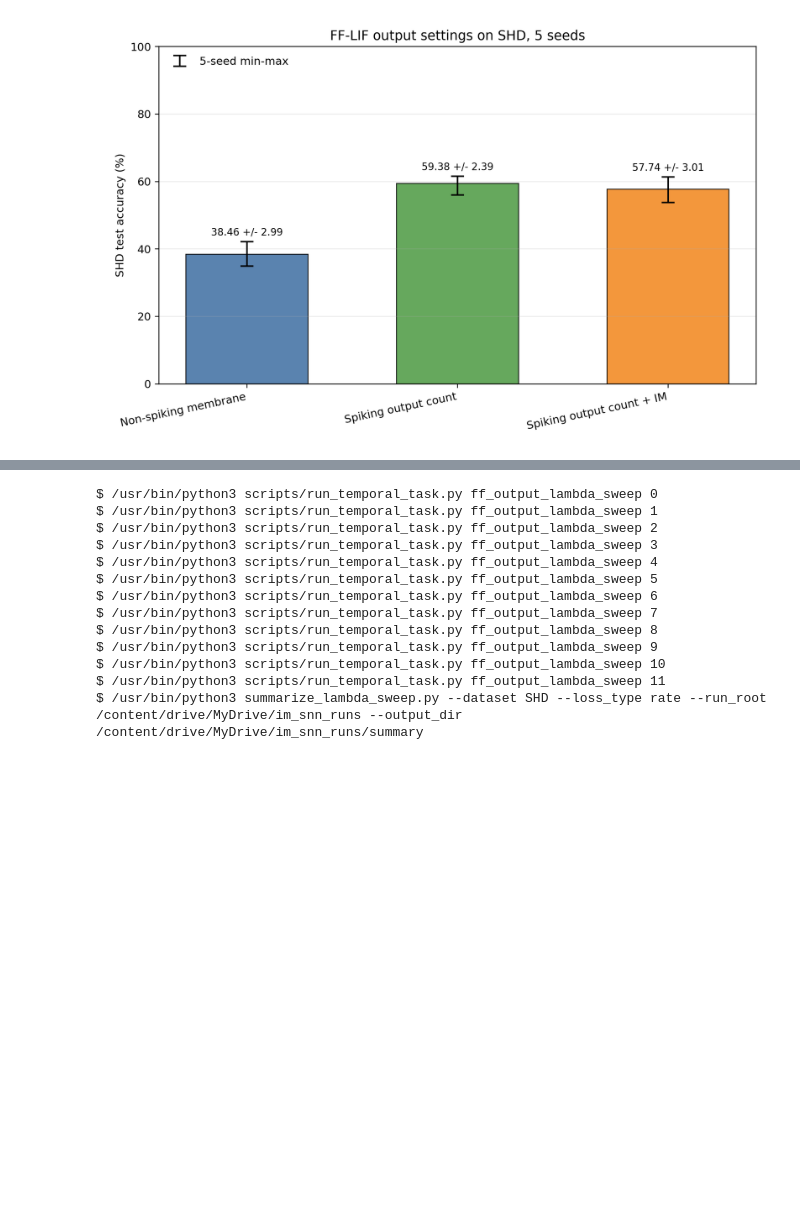
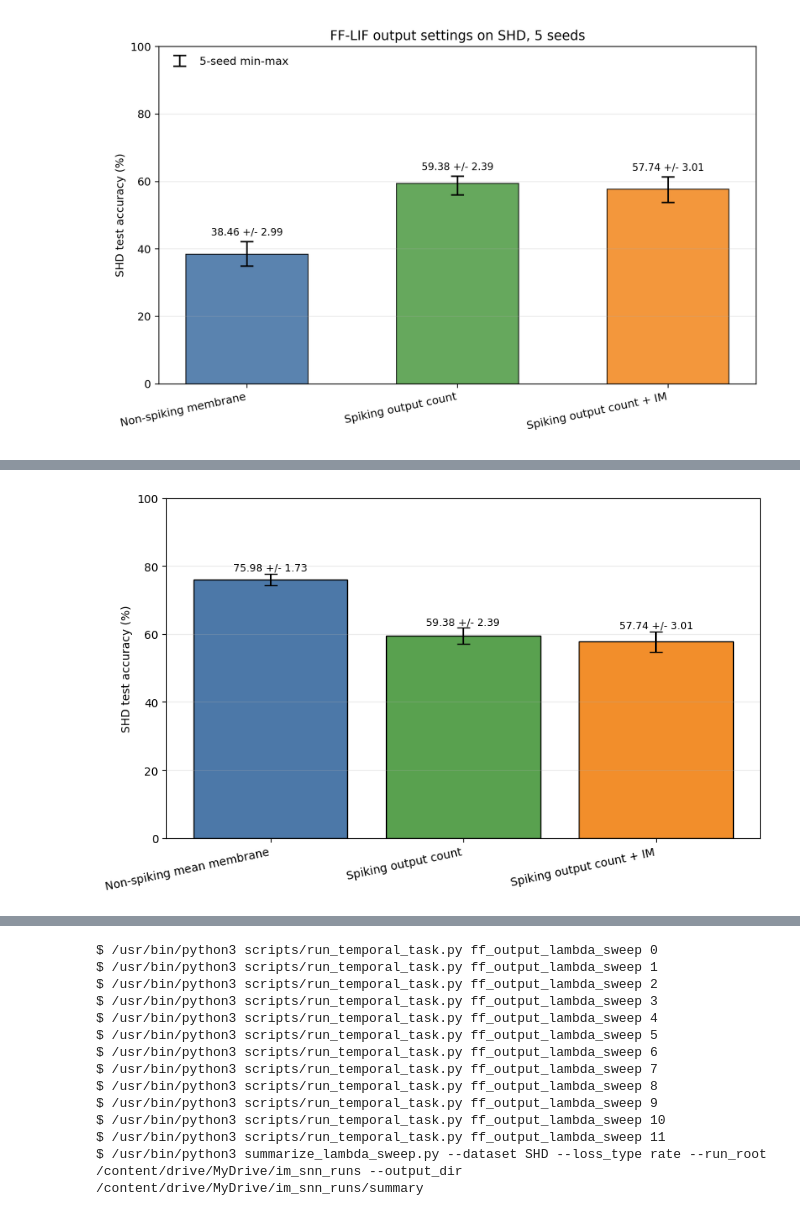
Before and after one commit to MuHe03/IM-Loss-Temporal-SNN, a Jupyter notebook: notebooks/colab_run_experiments.ipynb, the cells around one changed output, grey strips where cells are left out. Saved outputs shown, nothing was run; the diff lists cells and outputs as text; code cells hidden in the pictures; blank space fills up the shorter version.

```diff
--- a/notebooks/colab_run_experiments.ipynb
+++ b/notebooks/colab_run_experiments.ipynb
@@ -971,0 +1015,81 @@ $ /usr/bin/python3 summarize_ff_output_3way.py --dataset SHD --run_root /content
+# %%
+import csv
+import json
+import math
+from statistics import mean, stdev
+
+import matplotlib.pyplot as plt
+
+
+def latest_metrics_by_seed(root):
+    root = Path(root)
+    by_seed = {}
+    for metrics_path in sorted(root.glob("*/metrics.json")):
+        config_path = metrics_path.parent / "config.json"
+        if not config_path.exists():
+            continue
+        config = json.loads(config_path.read_text())["config"]
+        seed = int(config["seed"])
+        previous = by_seed.get(seed)
+        if previous is None or metrics_path.stat().st_mtime > previous.stat().st_mtime:
+            by_seed[seed] = metrics_path
+    return by_seed
+
+
+def load_test_acc(metrics_path):
+    blob = json.loads(Path(metrics_path).read_text())
+    return 100.0 * float(blob["test"]["acc"])
+
+
+summary_dir = Path(RUNS_ROOT) / "summary"
+old_shd_summary = pd.read_csv(summary_dir / "shd_ff_output_3way_summary.csv")
+
+mean_root = Path(RUNS_ROOT) / "shd" / "ff_output_3way" / "nonspiking_mean"
+mean_metrics = latest_metrics_by_seed(mean_root)
+mean_values = [load_test_acc(path) for _, path in sorted(mean_metrics.items())]
+
+updated_rows = []
+
+updated_rows.append({
+    "setting": "lif_mlp_mean_noim",
+    "setting_label": "Non-spiking mean membrane",
+    "n": len(mean_values),
+    "mean_test_acc_percent": mean(mean_values),
+    "std_test_acc_percent": stdev(mean_values) if len(mean_values) > 1 else 0.0,
+    "min_test_acc_percent": min(mean_values),
+    "max_test_acc_percent": max(mean_values),
+    "seed_test_acc_percent": ";".join(f"{value:.4f}" for value in mean_values),
+})
+
+for setting in ["spiking_count", "spiking_count_im"]:
+    row = old_shd_summary[old_shd_summary["setting"] == setting].iloc[0].to_dict()
+    updated_rows.append(row)
+
+updated_summary = pd.DataFrame(updated_rows)
+updated_csv = summary_dir / "shd_ff_output_3way_mean_baseline_summary.csv"
+updated_png = summary_dir / "shd_ff_output_3way_mean_baseline_hist.png"
+
+updated_summary.to_csv(updated_csv, index=False)
+display(updated_summary)
+
+labels = updated_summary["setting_label"].tolist()
+means = updated_summary["mean_test_acc_percent"].astype(float).tolist()
+stds = updated_summary["std_test_acc_percent"].astype(float).tolist()
+
+plt.figure(figsize=(8.5, 5.2))
+plt.bar(labels, means, yerr=stds, capsize=6, color=["#4c78a8", "#59a14f", "#f28e2b"], edgecolor="black")
+plt.ylabel("SHD test accuracy (%)")
+plt.ylim(0, 100)
+plt.grid(axis="y", alpha=0.25)
+plt.xticks(rotation=12, ha="right")
+
+for x, (m, s) in enumerate(zip(means, stds)):
+    plt.text(x, min(99, m + s + 1.0), f"{m:.2f} +/- {s:.2f}", ha="center", fontsize=9)
+
+plt.tight_layout()
+plt.savefig(updated_png, dpi=220)
+plt.show()
+
+print("wrote", updated_csv)
+print("wrote", updated_png)
+# %% [output]
@@ -971,0 +1100 @@ $ /usr/bin/python3 summarize_ff_output_3way.py --dataset SHD --run_root /content
+[figure, added]
```
Also changed, not shown: parts of 5 cells of this notebook.
